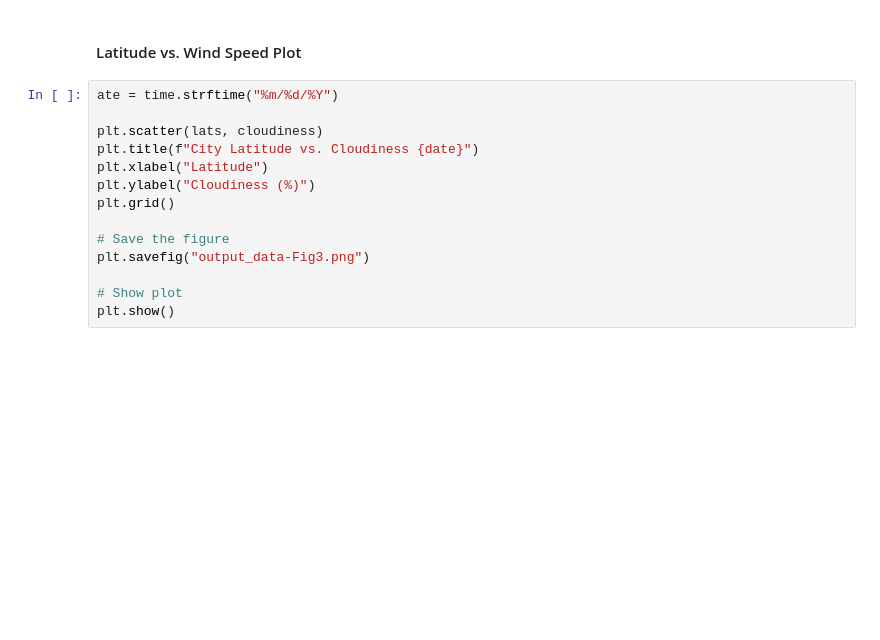
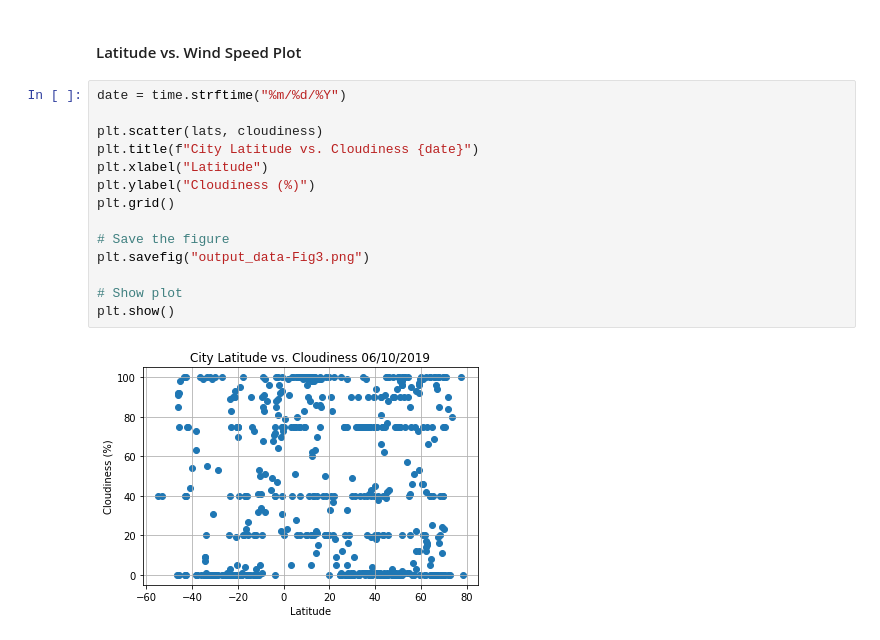
Before and after one commit to GregTLang/HW6, a Jupyter notebook: WeatherPy.ipynb, the cells around one changed output. Drawn from its saved outputs; the diff is of its cells as text; blank space fills up the shorter version.

```diff
--- a/WeatherPy.ipynb
+++ b/WeatherPy.ipynb
@@ -217,16 +225,18 @@ plt.show()
 # %% [markdown]
 #### Latitude vs. Wind Speed Plot
 # %%
-ate = time.strftime("%m/%d/%Y")
+date = time.strftime("%m/%d/%Y")
 
 plt.scatter(lats, cloudiness)
 plt.title(f"City Latitude vs. Cloudiness {date}")
 plt.xlabel("Latitude")
 plt.ylabel("Cloudiness (%)")
 plt.grid()
 
 # Save the figure
 plt.savefig("output_data-Fig3.png")
 
 # Show plot
 plt.show()
+# %% [output]
+[figure, added]
```
Also changed, not shown: parts of 6 cells of this notebook, 4 other files.
